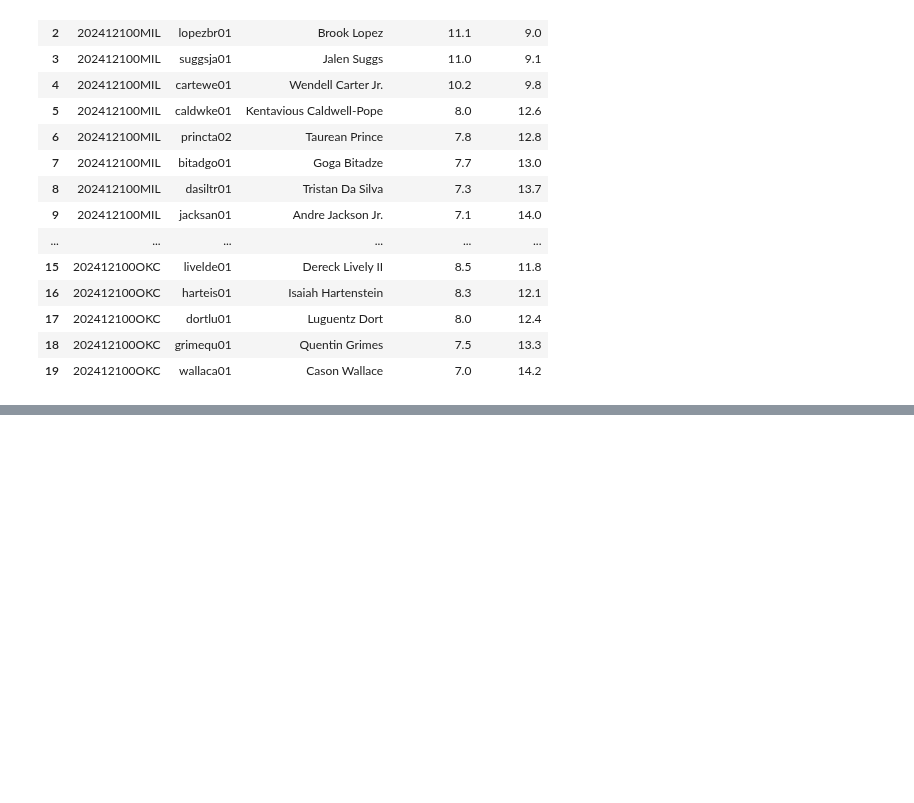
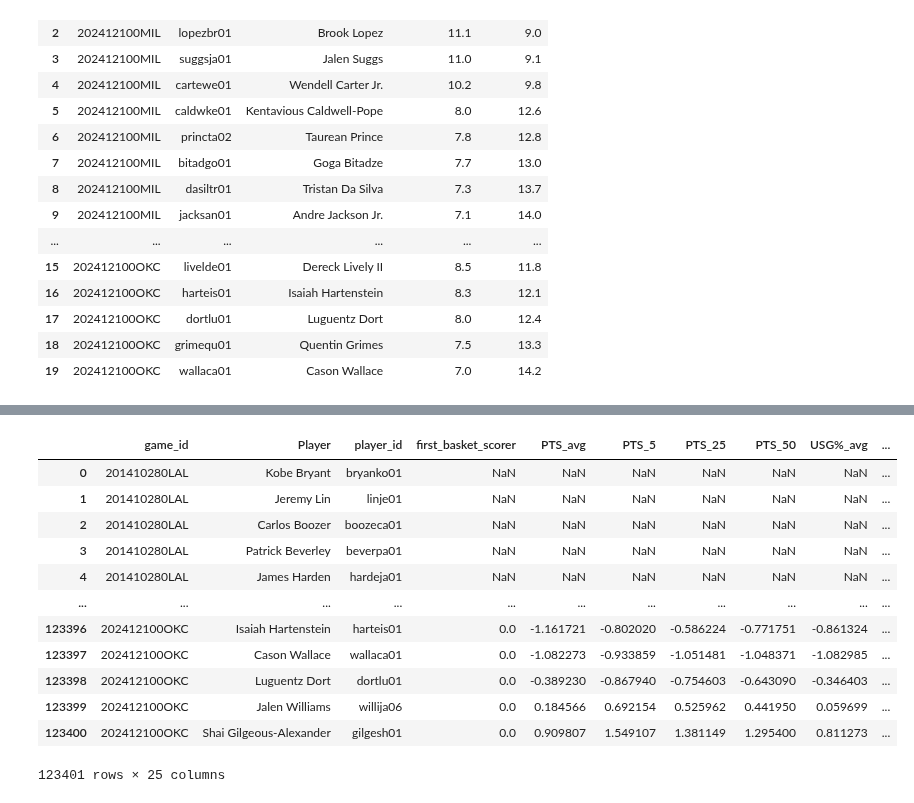
Before and after one commit to martinbog19/LeFirstBasket, a Jupyter notebook: morning_debrief.ipynb, the cells around one changed output, grey strips where cells are left out. Cells and saved outputs as stored; diff of their text form; code cells hidden in the pictures; blank space fills up the shorter version.

```diff
--- a/morning_debrief.ipynb
+++ b/morning_debrief.ipynb
@@ -134,0 +165,16 @@ games
+# %%
+data
+# %% [output]
+|  | game_id | Player | player_id | first_basket_scorer | PTS_avg | PTS_5 | PTS_25 | PTS_50 | USG%_avg | ... |
+| 0 | 201410280LAL | Kobe Bryant | bryanko01 | NaN | NaN | NaN | NaN | NaN | NaN | ... |
+| 1 | 201410280LAL | Jeremy Lin | linje01 | NaN | NaN | NaN | NaN | NaN | NaN | ... |
+| 2 | 201410280LAL | Carlos Boozer | boozeca01 | NaN | NaN | NaN | NaN | NaN | NaN | ... |
+| 3 | 201410280LAL | Patrick Beverley | beverpa01 | NaN | NaN | NaN | NaN | NaN | NaN | ... |
+| 4 | 201410280LAL | James Harden | hardeja01 | NaN | NaN | NaN | NaN | NaN | NaN | ... |
+| ... | ... | ... | ... | ... | ... | ... | ... | ... | ... | ... |
+| 123396 | 202412100OKC | Isaiah Hartenstein | harteis01 | 0.0 | -1.161721 | -0.802020 | -0.586224 | -0.771751 | -0.861324 | ... |
+| 123397 | 202412100OKC | Cason Wallace | wallaca01 | 0.0 | -1.082273 | -0.933859 | -1.051481 | -1.048371 | -1.082985 | ... |
+| 123398 | 202412100OKC | Luguentz Dort | dortlu01 | 0.0 | -0.389230 | -0.867940 | -0.754603 | -0.643090 | -0.346403 | ... |
+| 123399 | 202412100OKC | Jalen Williams | willija06 | 0.0 | 0.184566 | 0.692154 | 0.525962 | 0.441950 | 0.059699 | ... |
+| 123400 | 202412100OKC | Shai Gilgeous-Alexander | gilgesh01 | 0.0 | 0.909807 | 1.549107 | 1.381149 | 1.295400 | 0.811273 | ... |
+123401 rows × 25 columns
```
Also changed, not shown: parts of 4 cells of this notebook, 1 other file.
